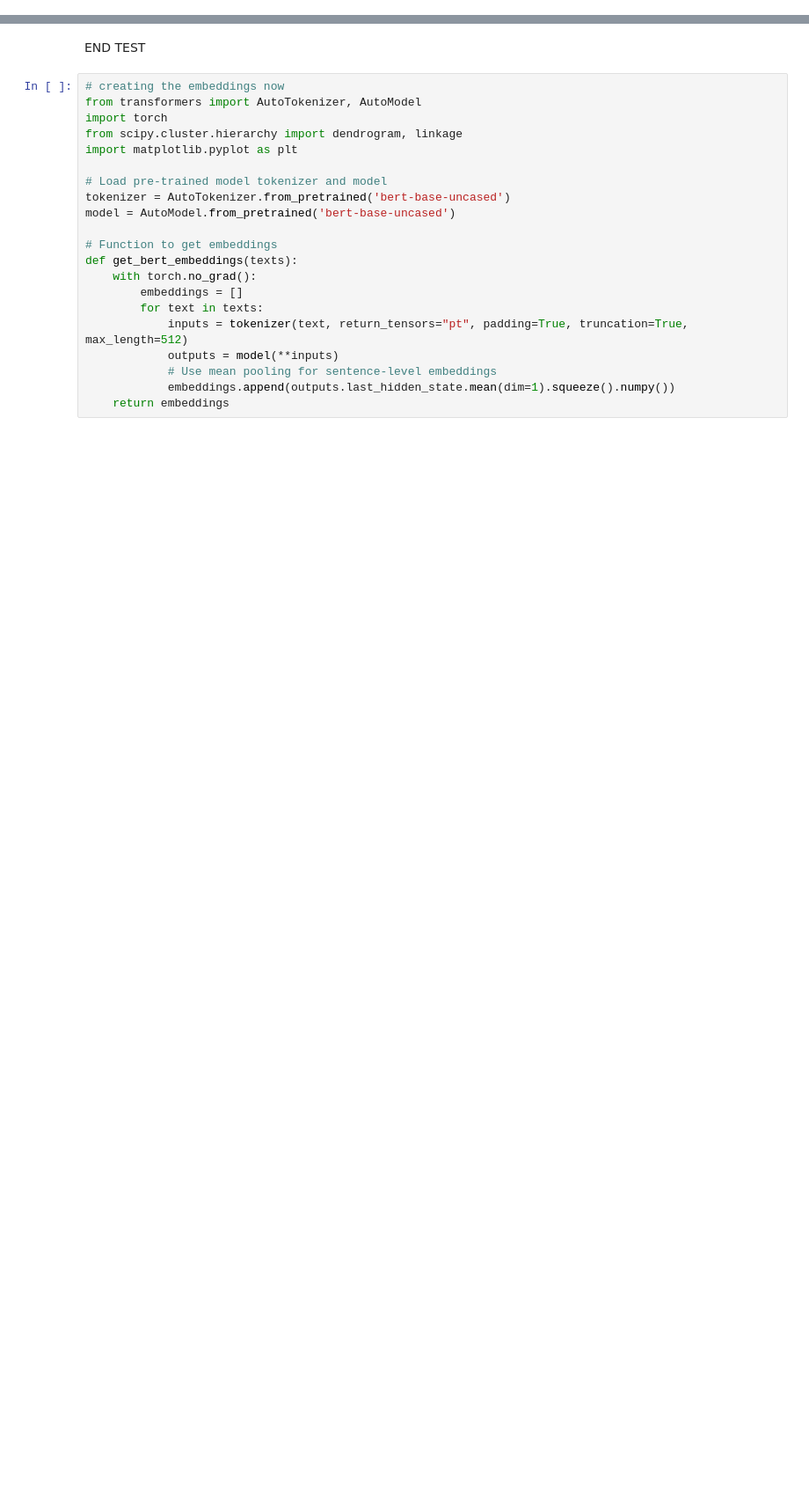
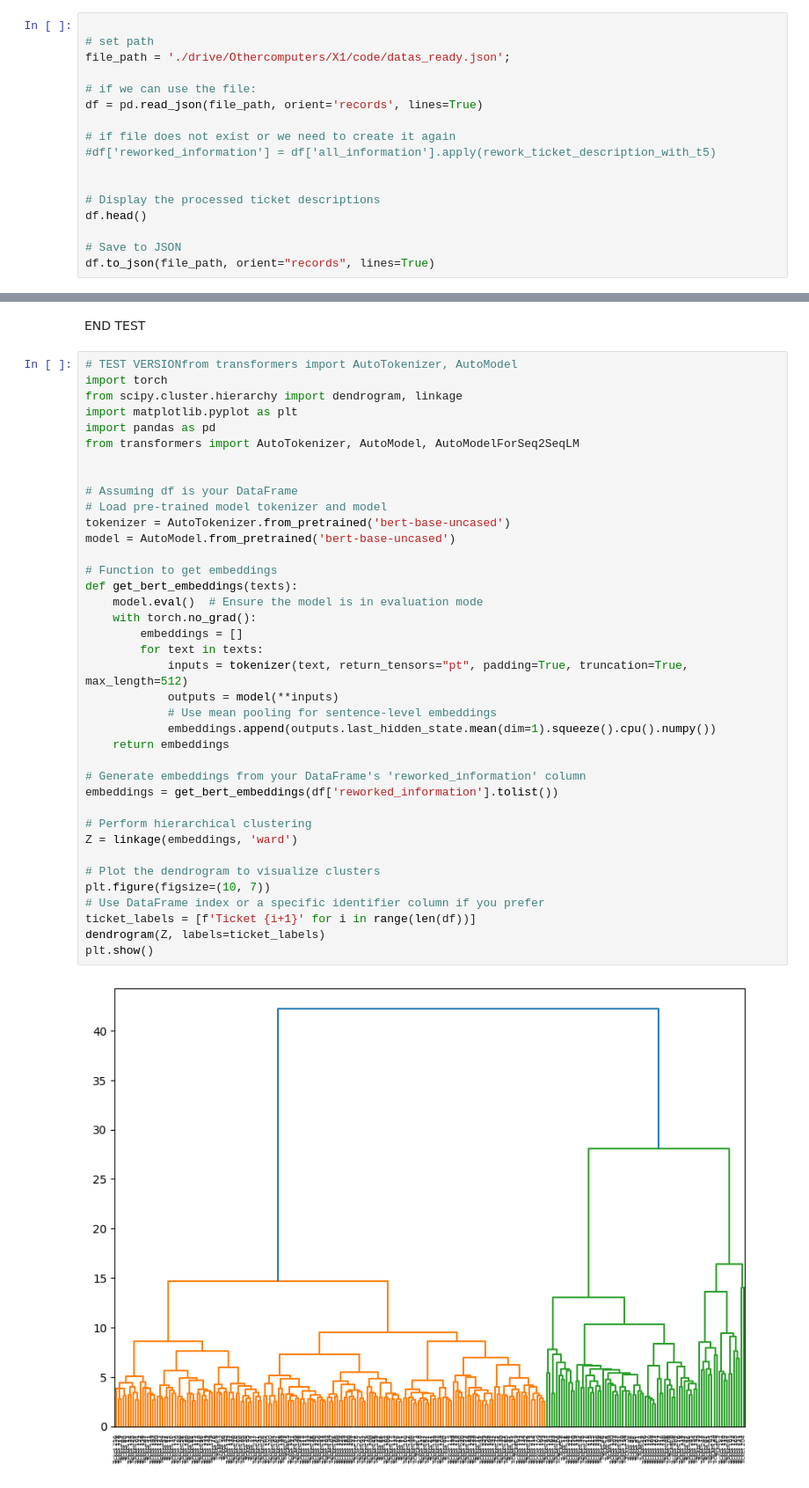
Before and after one commit to andipasti/Flutter-one, a Jupyter notebook: Leeds_MT_Classic_LLM_BERT.ipynb, the cells around one changed output, grey strips where cells are left out. Shown: that part at 88% size. Drawn from its saved outputs; the diff is of its cells as text; blank space fills up the shorter version.

```diff
--- a/Leeds_MT_Classic_LLM_BERT.ipynb
+++ b/Leeds_MT_Classic_LLM_BERT.ipynb
@@ -134,0 +132,17 @@ KeyboardInterrupt:
+# %%
+
+# set path
+file_path = './drive/Othercomputers/X1/code/datas_ready.json';
+
+# if we can use the file:
+df = pd.read_json(file_path, orient='records', lines=True)
+
+# if file does not exist or we need to create it again
+#df['reworked_information'] = df['all_information'].apply(rework_ticket_description_with_t5)
+
+
+# Display the processed ticket descriptions
+df.head()
+
+# Save to JSON
+df.to_json(file_path, orient="records", lines=True)
@@ -135,23 +165,42 @@ KeyboardInterrupt:
 # %% [markdown]
 END TEST
 # %%
-# creating the embeddings now
-from transformers import AutoTokenizer, AutoModel
+# TEST VERSIONfrom transformers import AutoTokenizer, AutoModel
 import torch
 from scipy.cluster.hierarchy import dendrogram, linkage
 import matplotlib.pyplot as plt
+import pandas as pd
+from transformers import AutoTokenizer, AutoModel, AutoModelForSeq2SeqLM
 
+
+# Assuming df is your DataFrame
 # Load pre-trained model tokenizer and model
 tokenizer = AutoTokenizer.from_pretrained('bert-base-uncased')
 model = AutoModel.from_pretrained('bert-base-uncased')
 
 # Function to get embeddings
 def get_bert_embeddings(texts):
+    model.eval()  # Ensure the model is in evaluation mode
     with torch.no_grad():
         embeddings = []
         for text in texts:
             inputs = tokenizer(text, return_tensors="pt", padding=True, truncation=True, max_length=512)
             outputs = model(**inputs)
             # Use mean pooling for sentence-level embeddings
-            embeddings.append(outputs.last_hidden_state.mean(dim=1).squeeze().numpy())
+            embeddings.append(outputs.last_hidden_state.mean(dim=1).squeeze().cpu().numpy())
     return embeddings
+
+# Generate embeddings from your DataFrame's 'reworked_information' column
+embeddings = get_bert_embeddings(df['reworked_information'].tolist())
+
+# Perform hierarchical clustering
+Z = linkage(embeddings, 'ward')
+
+# Plot the dendrogram to visualize clusters
+plt.figure(figsize=(10, 7))
+# Use DataFrame index or a specific identifier column if you prefer
+ticket_labels = [f'Ticket {i+1}' for i in range(len(df))]
+dendrogram(Z, labels=ticket_labels)
+plt.show()
+# %% [output]
+[figure, added]
```
Also changed, not shown: parts of 14 cells of this notebook.
